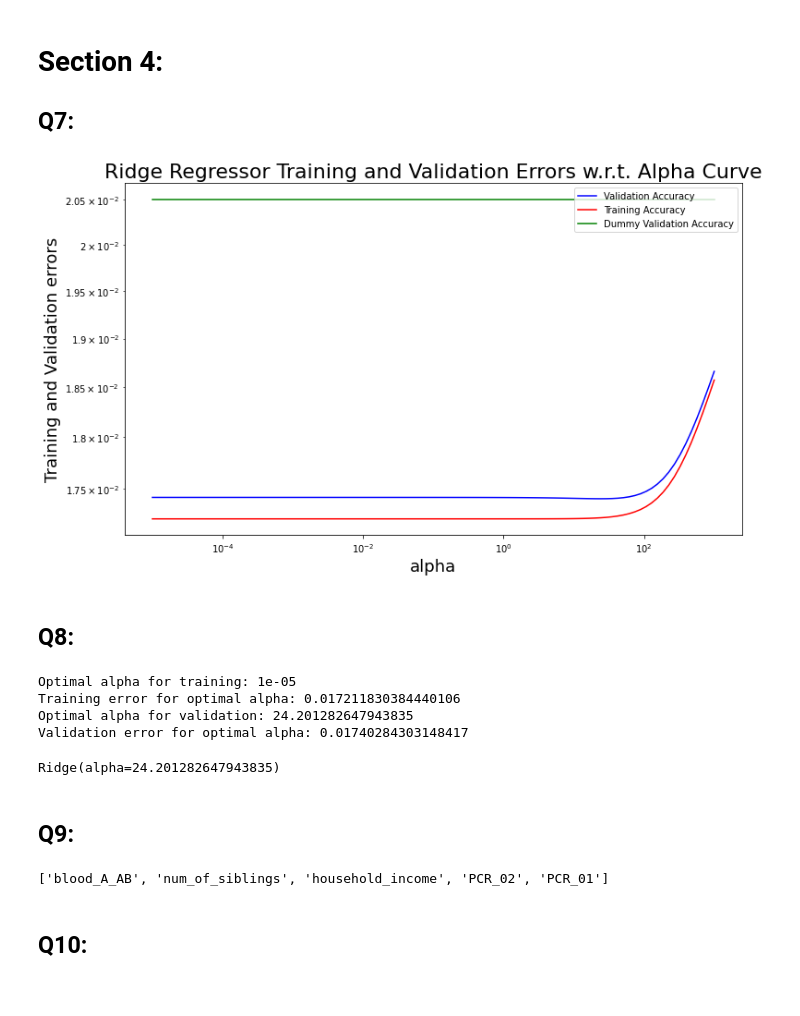
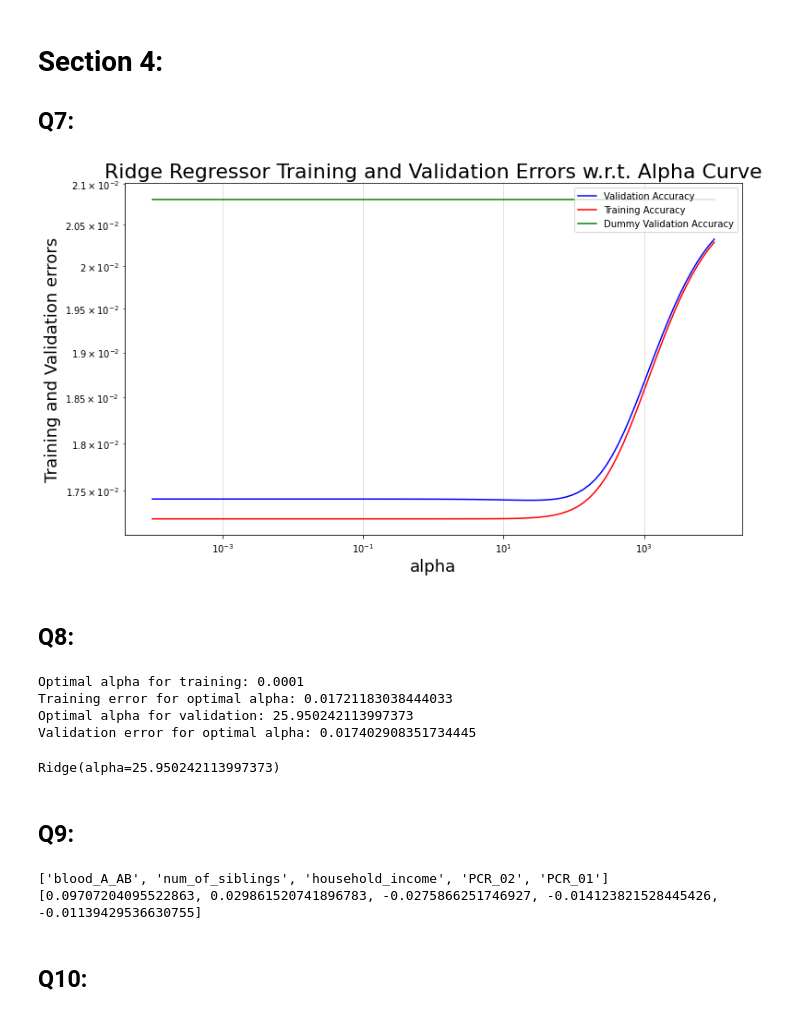
Before and after one commit to danielscohen/ml_hw3, a Jupyter notebook: 313575599-308160647.ipynb, the cells around one changed output. Drawn from its saved outputs; the diff is of its cells as text; code cells hidden in the pictures.

```diff
--- a/313575599-308160647.ipynb
+++ b/313575599-308160647.ipynb
@@ -333,3 +336,6 @@ valid accuracy:  0.02050747821384006
+# %%
+# Fit Dummy regressor to whole training set
+d_reg.fit(X_train, y_train)
 # %% [markdown]
 # Section 4:
 ## Q7:
@@ -339,5 +342,5 @@ y_train = df_train["VirusScore"]
 # %%
-alphas = np.logspace(-5, 3, 100)
+alphas = np.logspace(-4, 4, 100)
 train_accs = []
 valid_accs = []
 for alpha in alphas:
@@ -348,28 +351,27 @@ for alpha in alphas:
 # %%
 fig = plt.figure(figsize=(12, 7))
 ax1 = fig.add_subplot(111)
 line1 = ax1.loglog(alphas,valid_accs, c='b', label='Validation Accuracy')
 ax2 = ax1
 line2 = ax2.loglog(alphas,train_accs, c='r', label='Training Accuracy')
 ax3 = ax2
 line3 = ax3.loglog(alphas, [dummy_valid_acc] * len(alphas), c='g', label='Dummy Validation Accuracy')
 ax3.grid(alpha=0.5)
 ax1.legend(loc="upper left")
 ax2.legend(loc="upper right")
 ax3.legend(loc="upper right")
 ax1.set_ylabel("Training and Validation errors", fontsize=18)
 ax1.set_xlabel("alpha", fontsize=18)
 min_valid = min(valid_accs)
 max_valid = max(valid_accs)
 min_train = min(train_accs)
 max_train = max(train_accs)
 min_y_axis=min(min_valid, min_train)
 max_y_axis=max(max_valid, max_train)
 plt.title('Ridge Regressor Training and Validation Errors w.r.t. Alpha Curve', fontsize=22)
-plt.grid(alpha=0.5)
 plt.show()
 # %% [output]
-[figure, old version]
+[figure, new version]
 # %% [markdown]
 ## Q8:
 # %%
@@ -380,17 +382,17 @@ print(f"Validation error for optimal alpha: {min_valid}")
 
 opt_alpha = alphas[valid_accs.index(min_valid)]
 # %% [output]
-Optimal alpha for training: 1e-05
-Training error for optimal alpha: 0.017211830384440106
-Optimal alpha for validation: 24.201282647943835
-Validation error for optimal alpha: 0.01740284303148417
+Optimal alpha for training: 0.0001
+Training error for optimal alpha: 0.01721183038444033
+Optimal alpha for validation: 25.950242113997373
+Validation error for optimal alpha: 0.017402908351734445
 # %%
 # Retrain the ridger regressor on the entire training set
 
 ridge_clf = Ridge(alpha = opt_alpha, fit_intercept = True)
 ridge_clf.fit(X_train, y_train)
 # %% [output]
-Ridge(alpha=24.201282647943835)
+Ridge(alpha=25.950242113997373)
 # %% [markdown]
 ## Q9:
 # %%
@@ -398,10 +400,13 @@ Ridge(alpha=24.201282647943835)
 abs_coefs = list(map(abs, ridge_clf.coef_))
 abs_coefs_indices = sorted(range(len(abs_coefs)), key = lambda sub: abs_coefs[sub], reverse = True)
 five_max_coefs = list(map(lambda i: X_train.columns[i], abs_coefs_indices[:5]))
+five_max_coefs_vals = list(map(lambda i: ridge_clf.coef_[i], abs_coefs_indices[:5]))
 
 print(five_max_coefs)
+print(five_max_coefs_vals)
 # %% [output]
 ['blood_A_AB', 'num_of_siblings', 'household_income', 'PCR_02', 'PCR_01']
+[0.09707204095522863, 0.029861520741896783, -0.0275866251746927, -0.014123821528445426, -0.01139429536630755]
 # %% [markdown]
 ## Q10:
 # %%
```
Also changed, not shown: parts of 11 cells of this notebook, 12 other files.
